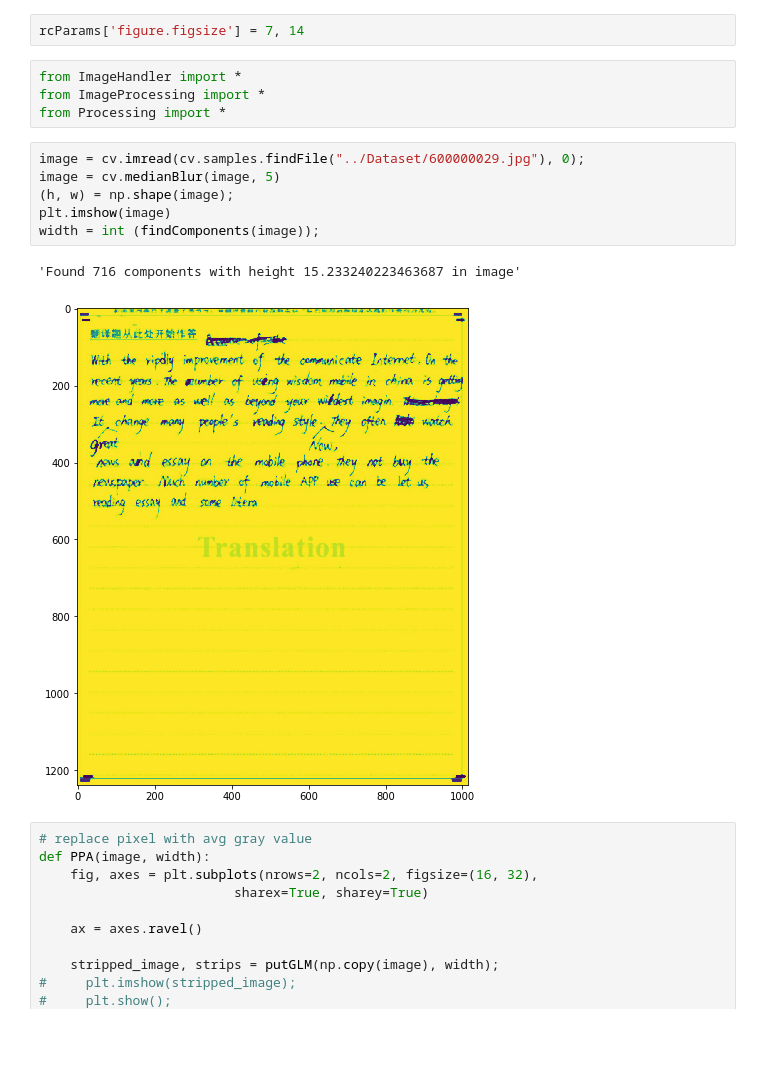
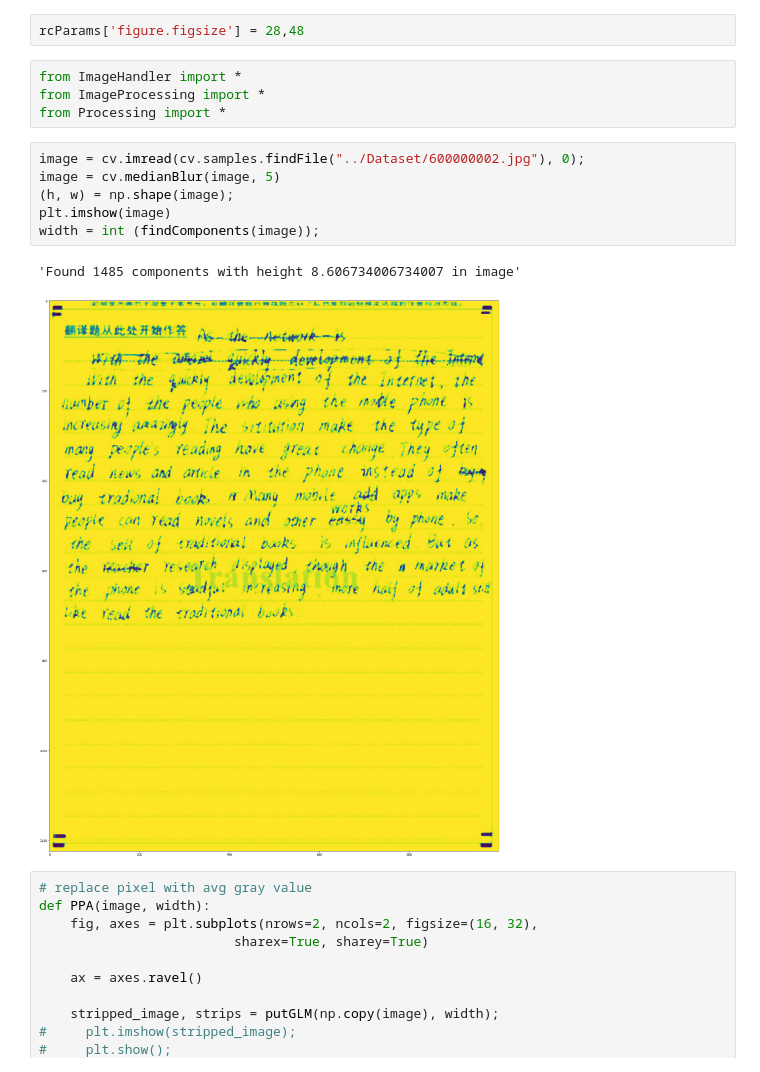
Before and after one commit to lcukerd/Alireza, a Jupyter notebook: Implementation.ipynb, the cells around one changed output. Saved outputs shown, nothing was run; the diff lists cells and outputs as text; blank space fills up the shorter version.

```diff
--- a/Implementation.ipynb
+++ b/Implementation.ipynb
@@ -8,20 +8,20 @@ from skimage.morphology import skeletonize
 from skimage.util import invert
 from skimage.filters import sobel_h
 # %%
-rcParams['figure.figsize'] = 7, 14
+rcParams['figure.figsize'] = 28,48
 # %%
 from ImageHandler import *
 from ImageProcessing import *
 from Processing import *
 # %%
-image = cv.imread(cv.samples.findFile("../Dataset/600000029.jpg"), 0);
+image = cv.imread(cv.samples.findFile("../Dataset/600000002.jpg"), 0);
 image = cv.medianBlur(image, 5)
 (h, w) = np.shape(image);
 plt.imshow(image)
 width = int (findComponents(image));
 # %% [output]
-'Found 716 components with height 15.233240223463687 in image'
+'Found 1485 components with height 8.606734006734007 in image'
-[figure, old version]
+[figure, new version]
 # %%
 # replace pixel with avg gray value
 def PPA(image, width):
```
Also changed, not shown: parts of 11 cells of this notebook, 3 other files.
